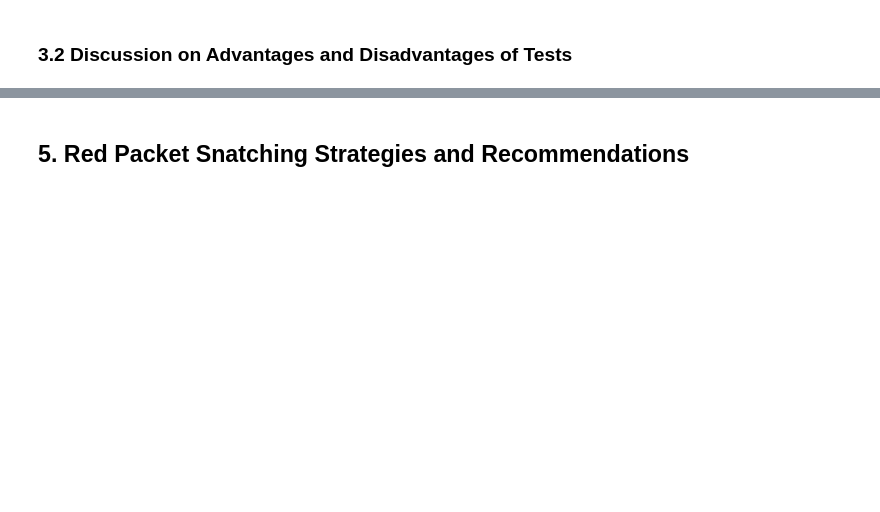
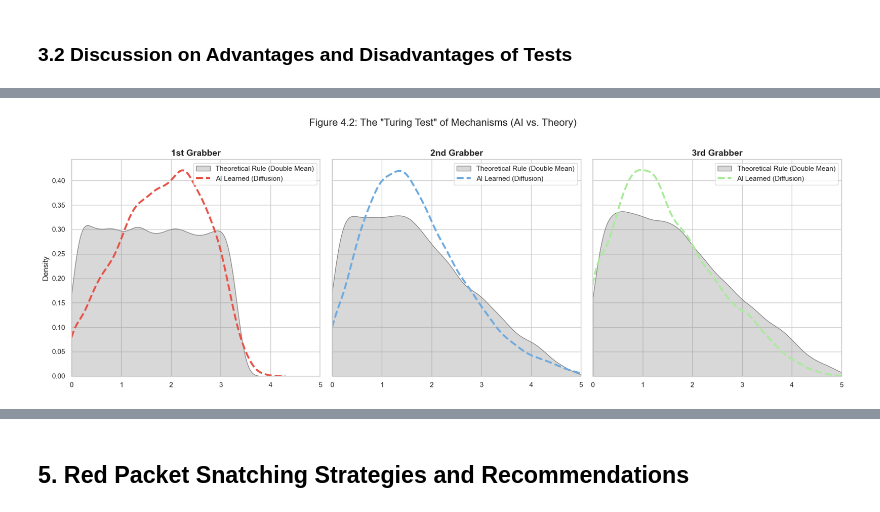
Before and after one commit to Dan-dlp/SI140A.01-Project3, a Jupyter notebook: report/report.ipynb, the cells around one changed output, grey strips where cells are left out. Cells and saved outputs as stored; diff of their text form; code cells hidden in the pictures; blank space fills up the shorter version.

```diff
--- a/report/report.ipynb
+++ b/report/report.ipynb
@@ -52,0 +944,96 @@ We collected empirical data from WeChat Red Envelope scenarios, including the sc
+# %%
+# 4.5 Mechanism Validation: AI vs. Theory
+
+# 1. Define the Standard "Double Mean" Algorithm
+def simulate_double_mean_mechanism(total_amount=5.00, n_users=3, n_samples=10000):
+    """
+    Simulates the Red Envelope allocation using the standard
+    Double Mean Method: X_i ~ Uniform(0, 2 * (Remaining / Remaining_Users))
+    """
+    results = []
+
+    for _ in range(n_samples):
+        current_total = total_amount
+        row = []
+
+        for i in range(n_users - 1):
+            n_remaining = n_users - i
+            # Expected mean = Current / Remaining Users
+            # Range = [0, 2 * Mean]
+            # We also enforce a min value of 0.01
+            max_val = 2 * (current_total / n_remaining)
+
+            # Generate random amount
+            amount = np.random.uniform(0, max_val)
+
+            # Constraints: Min 0.01, and leave enough for others
+            amount = max(0.01, amount)
+            amount = min(current_total - (n_remaining - 1) * 0.01, amount)
+
+            # Round to 2 decimals
+            amount = np.floor(amount * 100) / 100
+
+            row.append(amount)
+            current_total -= amount
+
+        # Last person takes all
+        last_amount = round(current_total, 2)
+        row.append(last_amount)
+        results.append(row)
+
+    return np.array(results)
+
+# 2. Generate Theoretical Data
+print("Simulating Theoretical Double Mean Data (10,000 samples)...")
+theory_data = simulate_double_mean_mechanism(n_samples=10000)
+
+print(f"Theory Data Shape: {theory_data.shape}")
+print(f"Theory Sample: {theory_data[0]}")
+
+# 3. Generate Large-Scale AI Data (Proxy Data)
+# We use the trained Diffusion Model to generate the same amount of data
+print("Generating AI Proxy Data (10,000 samples)...")
+
+# Generate
+generated_norm_large, _ = p_sample_loop_max_variance(model, (10000, 3), num_steps)
+generated_norm_large = generated_norm_large.cpu().numpy()
+
+# Inverse & Post-process
+generated_raw_large = scaler.inverse_transform(generated_norm_large)
+generated_final_large = round_to_two_decimals(generated_raw_large, total=5.00)
+
+print("AI Generation Complete.")
+
+# 4. Comparative Visualization: AI Proxy vs. Theoretical Rule
+sns.set_theme(style="whitegrid")
+fig, axes = plt.subplots(1, 3, figsize=(18, 6), sharey=True)
+
+colors =  ['#E85348', '#6FABE0', '#AAEB9C']
+labels = ['1st Grabber', '2nd Grabber', '3rd Grabber']
+
+for i in range(3):
+    # Plot 1: Theoretical Data (Filled Area)
+    # This represents the "Ground Truth" of the Double Mean hypothesis
+    sns.kdeplot(theory_data[:, i], fill=True, color='gray', alpha=0.3,
+                label='Theoretical Rule (Double Mean)', ax=axes[i], clip=(0, 5), bw_adjust=1.0)
+
+    # Plot 2: AI Generated Data (Line)
+    # This represents what the model learned purely from observation
+    sns.kdeplot(generated_final_large[:, i], color=colors[i], linewidth=3, linestyle='--',
+                label='AI Learned (Diffusion)', ax=axes[i], clip=(0, 5), bw_adjust=1.0)
+
+    axes[i].set_xlim(0, 5)
+    axes[i].set_title(f'{labels[i]}', fontsize=14, fontweight='bold')
+    axes[i].legend(loc='upper right')
+
+plt.suptitle('Figure 4.2: The "Turing Test" of Mechanisms (AI vs. Theory)', fontsize=16, y=1.02)
+plt.tight_layout()
+plt.show()
+
+# Optional: KS Test for Statistical Validation
+from scipy.stats import ks_2samp
+print("--- Kolmogorov-Smirnov Test (AI vs. Theory) ---")
+for i in range(3):
+    stat, p_value = ks_2samp(generated_final_large[:, i], theory_data[:, i])
+    print(f"{labels[i]}: KS Stat={stat:.4f}, P-Value={p_value:.4f}")
+# %% [output]
@@ -52,0 +1045 @@ We collected empirical data from WeChat Red Envelope scenarios, including the sc
+[figure, added]
```
Also changed, not shown: parts of 42 cells of this notebook, 1 other file.
